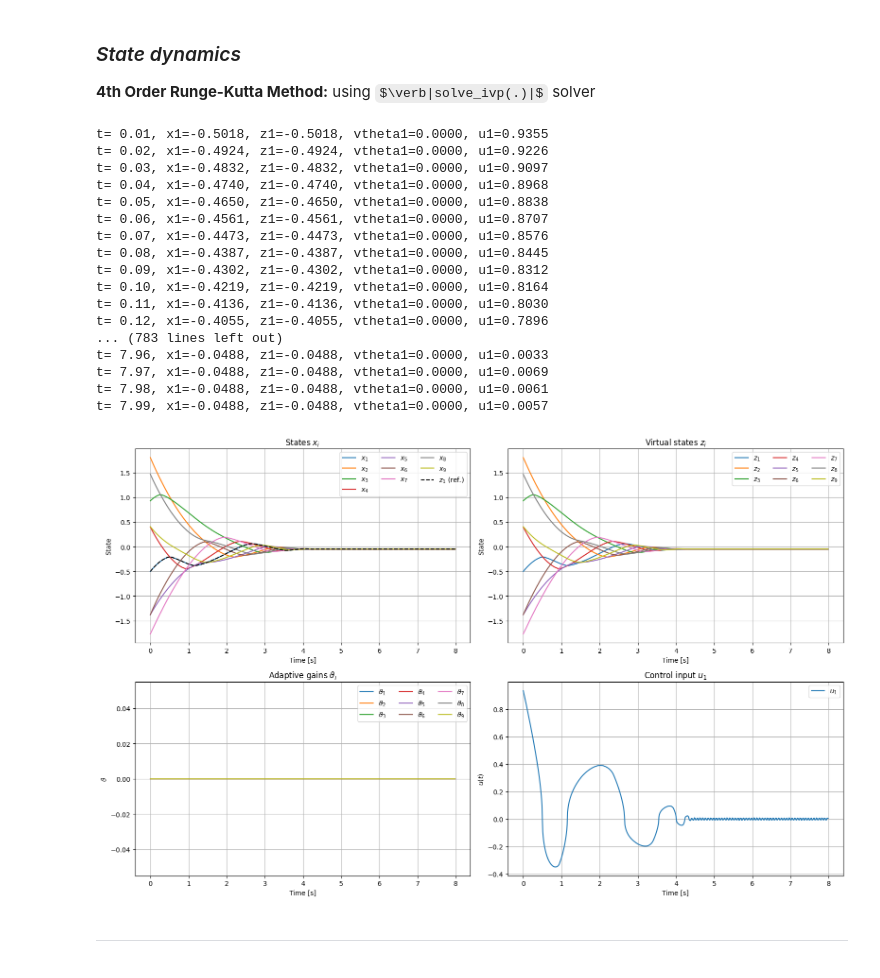
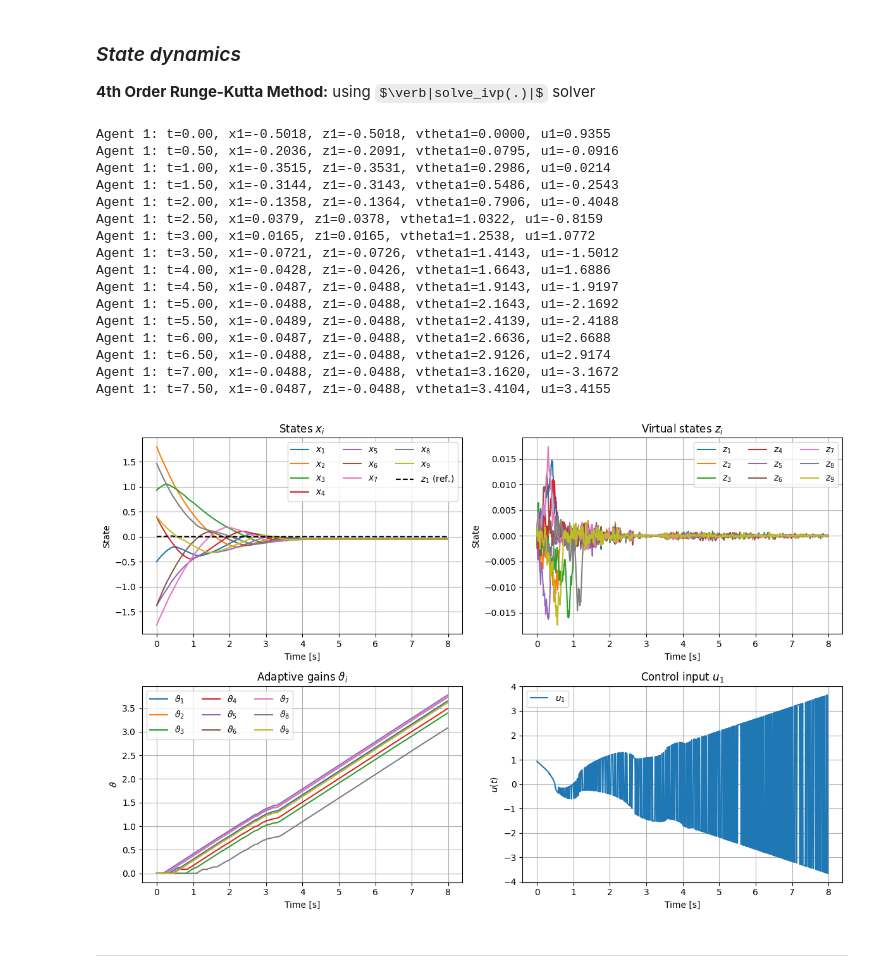
Before and after one commit to juanpiLorca/consensus-node, a Jupyter notebook: Finite-Time_Robust_Adaptive_Coordination.ipynb, the cells around one changed output. Cells and saved outputs as stored; diff of their text form; code cells hidden in the pictures; some formulas as TeX source.

```diff
--- a/Finite-Time_Robust_Adaptive_Coordination.ipynb
+++ b/Finite-Time_Robust_Adaptive_Coordination.ipynb
@@ -45,7 +45,7 @@ n_agents = 9                            # number of agents
 
 # Adaptive gain parameters:
 eta               = 0.5                     # adaptation gain
-add_disturbance   = False                   # add disturbance to system
+add_disturbance   = True                    # add disturbance to system
 small_error_timer = np.zeros(n_agents)      # timer to stop gain evolution
 freeze_threshold  = 0.01                    # error-threshold to freeze gain evolution ("δ" or "ε" in paper)
 freeze_time       = 1.0                     # time to freeze gain evolution after threshold is reached
@@ -69,7 +69,7 @@ NUM_SIM = 1
 SAVE_FIGS = False
 FIG_FORMAT = 'pdf'  # 'png', 'pdf', 'svg', etc.
 
-def plot_simulation_grid(t, x, z, vartheta, mv, n_agents, save_path=None, NUM_SIM=1):
+def plot_simulation_grid(t, x, z, vartheta, mv, n_agents, save_path=None):
     """
     Plot x, z, vartheta, and u in a 2x2 grid.
 
@@ -87,7 +87,7 @@ def plot_simulation_grid(t, x, z, vartheta, mv, n_agents, save_path=None, NUM_SI
     vartheta = vartheta[:,:-1]
     mv = mv[:,:-1]
 
-    fig, axs = plt.subplots(2, 2, figsize=(16, 10))
+    fig, axs = plt.subplots(2, 2, figsize=(12, 8))
 
     # --- Top-left: x_i ---
     for i in range(n_agents):
@@ -307,13 +307,11 @@ for k in range(n_points):
     x[:, k] = y[:n_agents]
     z[:, k] = y[n_agents:2*n_agents]
     vtheta[:, k] = y[2*n_agents:3*n_agents]
+    y = rk4_step(dynamics, t, y, dt, NODES, n_agents, nu[:, k], eta, mv, params)
 
-    disturbance = nu[:, k]          # disturbance: "m = ν"
-
-    y = rk4_step(dynamics, t, y, dt, NODES, n_agents, disturbance, eta, mv, params)
+    # Logging for agent 1
+    if k % 50 == 0:
+        print(f"Agent 1: t={t:.2f}, x1={x[0,k]:.4f}, z1={z[0,k]:.4f}, vtheta1={vtheta[0,k]:.4f}, u1={mv[0,k]:.4f}")
 
     t += dt
-
-    # Logging for agent 1
-    print(f"t= {t:.2f}, x1={x[0,k]:.4f}, z1={z[0,k]:.4f}, vtheta1={vtheta[0,k]:.4f}, u1={mv[0,k]:.4f}")
 # %% [output]
@@ -337,6 +334,5 @@ t= 8.00, x1=-0.0488, z1=-0.0488, vtheta1=0.1242, u1=-0.0121
 # %%
 t_vec = np.linspace(0, dt*(n_points-1), n_points)
 save_file = f'img/python-sim/simulation_{NUM_SIM}.pdf' if SAVE_FIGS else None
-
-plot_simulation_grid(t_vec, x, z, vtheta, mv, n_agents, save_path=save_file, NUM_SIM=NUM_SIM)
+plot_simulation_grid(t_vec, x, x-z, vtheta, mv, n_agents, save_path=save_file)
 # %% [output]
@@ -363,46 +359,44 @@ for k in range(n_points-1):
     z[:, k] = y[n_agents:2*n_agents]
     vtheta[:, k] = y[2*n_agents:3*n_agents]
 
-    disturbance = nu[:, k]
-
     # Update for next iteration
     t_span = (t, t + dt)
     t_eval = (t, t + dt)
     sol = solve_ivp(
         dynamics, t_span, y,
         t_eval=t_eval,
-        args=(NODES, n_agents, disturbance, eta, mv, params)
+        args=(NODES, n_agents, nu[:, k], eta, mv, params)
     )
     y = sol.y[:, -1]
 
+    # Logging for agent 1
+    if k % 50 == 0:
+        print(f"Agent 1: t={t:.2f}, x1={x[0,k]:.4f}, z1={z[0,k]:.4f}, vtheta1={vtheta[0,k]:.4f}, u1={mv[0,k]:.4f}")
+
     t += dt
-    # Logging for agent 1
-    print(f"t= {t:.2f}, x1={x[0,k]:.4f}, z1={z[0,k]:.4f}, vtheta1={vtheta[0,k]:.4f}, u1={mv[0,k]:.4f}")
 # %% [output]
-t= 0.01, x1=-0.5018, z1=-0.5018, vtheta1=0.0000, u1=0.9355
-t= 0.02, x1=-0.4924, z1=-0.4924, vtheta1=0.0000, u1=0.9226
-t= 0.03, x1=-0.4832, z1=-0.4832, vtheta1=0.0000, u1=0.9097
-t= 0.04, x1=-0.4740, z1=-0.4740, vtheta1=0.0000, u1=0.8968
-t= 0.05, x1=-0.4650, z1=-0.4650, vtheta1=0.0000, u1=0.8838
-t= 0.06, x1=-0.4561, z1=-0.4561, vtheta1=0.0000, u1=0.8707
-t= 0.07, x1=-0.4473, z1=-0.4473, vtheta1=0.0000, u1=0.8576
-t= 0.08, x1=-0.4387, z1=-0.4387, vtheta1=0.0000, u1=0.8445
-t= 0.09, x1=-0.4302, z1=-0.4302, vtheta1=0.0000, u1=0.8312
-t= 0.10, x1=-0.4219, z1=-0.4219, vtheta1=0.0000, u1=0.8164
-t= 0.11, x1=-0.4136, z1=-0.4136, vtheta1=0.0000, u1=0.8030
-t= 0.12, x1=-0.4055, z1=-0.4055, vtheta1=0.0000, u1=0.7896
-... (783 lines left out)
-t= 7.96, x1=-0.0488, z1=-0.0488, vtheta1=0.0000, u1=0.0033
-t= 7.97, x1=-0.0488, z1=-0.0488, vtheta1=0.0000, u1=0.0069
-t= 7.98, x1=-0.0488, z1=-0.0488, vtheta1=0.0000, u1=0.0061
-t= 7.99, x1=-0.0488, z1=-0.0488, vtheta1=0.0000, u1=0.0057
+Agent 1: t=0.00, x1=-0.5018, z1=-0.5018, vtheta1=0.0000, u1=0.9355
+Agent 1: t=0.50, x1=-0.2036, z1=-0.2091, vtheta1=0.0795, u1=-0.0916
+Agent 1: t=1.00, x1=-0.3515, z1=-0.3531, vtheta1=0.2986, u1=0.0214
+Agent 1: t=1.50, x1=-0.3144, z1=-0.3143, vtheta1=0.5486, u1=-0.2543
+Agent 1: t=2.00, x1=-0.1358, z1=-0.1364, vtheta1=0.7906, u1=-0.4048
+Agent 1: t=2.50, x1=0.0379, z1=0.0378, vtheta1=1.0322, u1=-0.8159
+Agent 1: t=3.00, x1=0.0165, z1=0.0165, vtheta1=1.2538, u1=1.0772
+Agent 1: t=3.50, x1=-0.0721, z1=-0.0726, vtheta1=1.4143, u1=-1.5012
+Agent 1: t=4.00, x1=-0.0428, z1=-0.0426, vtheta1=1.6643, u1=1.6886
+Agent 1: t=4.50, x1=-0.0487, z1=-0.0488, vtheta1=1.9143, u1=-1.9197
+Agent 1: t=5.00, x1=-0.0488, z1=-0.0488, vtheta1=2.1643, u1=-2.1692
+Agent 1: t=5.50, x1=-0.0489, z1=-0.0488, vtheta1=2.4139, u1=-2.4188
+Agent 1: t=6.00, x1=-0.0487, z1=-0.0488, vtheta1=2.6636, u1=2.6688
+Agent 1: t=6.50, x1=-0.0488, z1=-0.0488, vtheta1=2.9126, u1=2.9174
+Agent 1: t=7.00, x1=-0.0488, z1=-0.0488, vtheta1=3.1620, u1=-3.1672
+Agent 1: t=7.50, x1=-0.0487, z1=-0.0488, vtheta1=3.4104, u1=3.4155
 # %%
 t_vec = np.linspace(0, dt*(n_points-1), n_points)
 save_file = f'img/python-sim/simulation_ivp_{NUM_SIM}.pdf' if SAVE_FIGS else None
-
-plot_simulation_grid(t_vec, x, z, vtheta, mv, n_agents, save_path=save_file, NUM_SIM=NUM_SIM)
+plot_simulation_grid(t_vec, x, x-z, vtheta, mv, n_agents, save_path=save_file)
 # %% [output]
-[figure, old version]
+[figure, new version]
 # %% [markdown]
 ---
 # %% [markdown]
```
Also changed, not shown: parts of 2 cells of this notebook.
